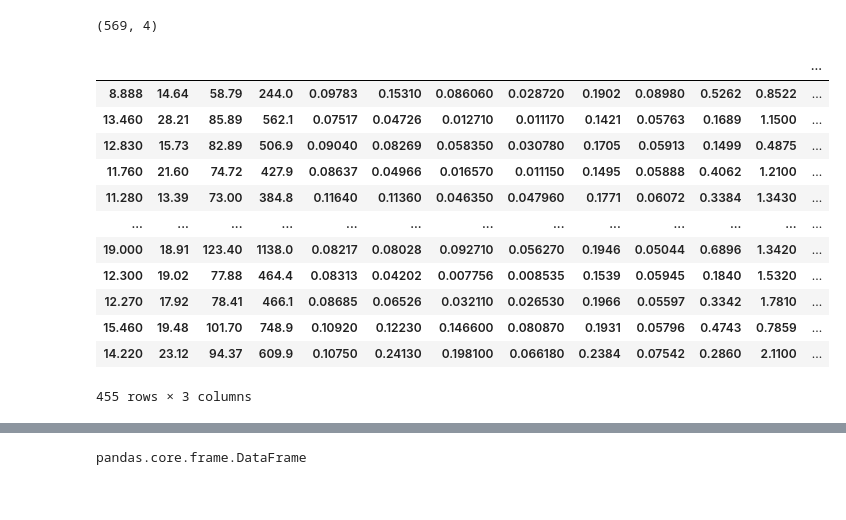
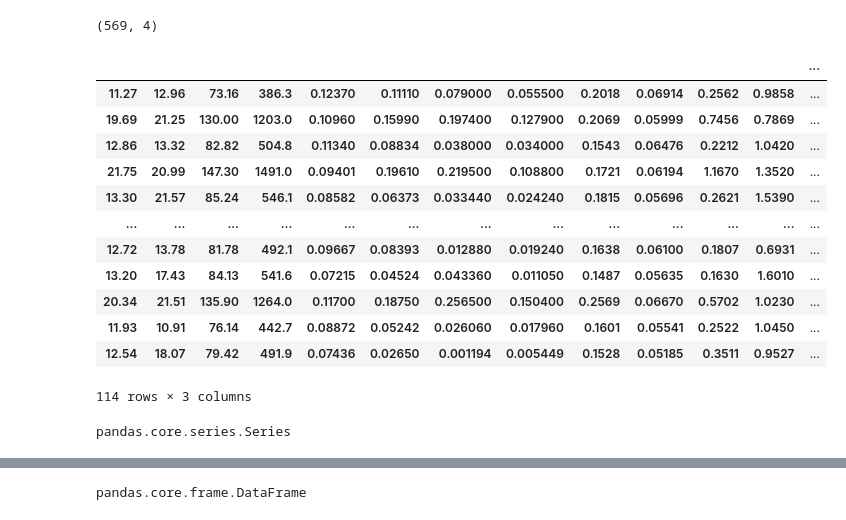
Before and after one commit to diligentliu/ensemble_selection, a Jupyter notebook: ensemble.ipynb, the cells around one changed output, grey strips where cells are left out. Saved outputs shown, nothing was run; the diff lists cells and outputs as text; code cells hidden in the pictures.

```diff
--- a/ensemble.ipynb
+++ b/ensemble.ipynb
@@ -37,22 +37,26 @@ y = df['benign']
 # %%
 # split data into train and test sets
 X_train, X_test, y_train, y_test = train_test_split(
     X, y, test_size=0.2, stratify=y)
-X_train
+X_test
 # %% [output]
 |  |  |  |  |  |  |  |  |  |  |  |  | ... |
-| 8.888 | 14.64 | 58.79 | 244.0 | 0.09783 | 0.15310 | 0.086060 | 0.028720 | 0.1902 | 0.08980 | 0.5262 | 0.8522 | ... |
-| 13.460 | 28.21 | 85.89 | 562.1 | 0.07517 | 0.04726 | 0.012710 | 0.011170 | 0.1421 | 0.05763 | 0.1689 | 1.1500 | ... |
-| 12.830 | 15.73 | 82.89 | 506.9 | 0.09040 | 0.08269 | 0.058350 | 0.030780 | 0.1705 | 0.05913 | 0.1499 | 0.4875 | ... |
-| 11.760 | 21.60 | 74.72 | 427.9 | 0.08637 | 0.04966 | 0.016570 | 0.011150 | 0.1495 | 0.05888 | 0.4062 | 1.2100 | ... |
-| 11.280 | 13.39 | 73.00 | 384.8 | 0.11640 | 0.11360 | 0.046350 | 0.047960 | 0.1771 | 0.06072 | 0.3384 | 1.3430 | ... |
+| 11.27 | 12.96 | 73.16 | 386.3 | 0.12370 | 0.11110 | 0.079000 | 0.055500 | 0.2018 | 0.06914 | 0.2562 | 0.9858 | ... |
+| 19.69 | 21.25 | 130.00 | 1203.0 | 0.10960 | 0.15990 | 0.197400 | 0.127900 | 0.2069 | 0.05999 | 0.7456 | 0.7869 | ... |
+| 12.86 | 13.32 | 82.82 | 504.8 | 0.11340 | 0.08834 | 0.038000 | 0.034000 | 0.1543 | 0.06476 | 0.2212 | 1.0420 | ... |
+| 21.75 | 20.99 | 147.30 | 1491.0 | 0.09401 | 0.19610 | 0.219500 | 0.108800 | 0.1721 | 0.06194 | 1.1670 | 1.3520 | ... |
+| 13.30 | 21.57 | 85.24 | 546.1 | 0.08582 | 0.06373 | 0.033440 | 0.024240 | 0.1815 | 0.05696 | 0.2621 | 1.5390 | ... |
 | ... | ... | ... | ... | ... | ... | ... | ... | ... | ... | ... | ... | ... |
-| 19.000 | 18.91 | 123.40 | 1138.0 | 0.08217 | 0.08028 | 0.092710 | 0.056270 | 0.1946 | 0.05044 | 0.6896 | 1.3420 | ... |
-| 12.300 | 19.02 | 77.88 | 464.4 | 0.08313 | 0.04202 | 0.007756 | 0.008535 | 0.1539 | 0.05945 | 0.1840 | 1.5320 | ... |
-| 12.270 | 17.92 | 78.41 | 466.1 | 0.08685 | 0.06526 | 0.032110 | 0.026530 | 0.1966 | 0.05597 | 0.3342 | 1.7810 | ... |
-| 15.460 | 19.48 | 101.70 | 748.9 | 0.10920 | 0.12230 | 0.146600 | 0.080870 | 0.1931 | 0.05796 | 0.4743 | 0.7859 | ... |
-| 14.220 | 23.12 | 94.37 | 609.9 | 0.10750 | 0.24130 | 0.198100 | 0.066180 | 0.2384 | 0.07542 | 0.2860 | 2.1100 | ... |
+| 12.72 | 13.78 | 81.78 | 492.1 | 0.09667 | 0.08393 | 0.012880 | 0.019240 | 0.1638 | 0.06100 | 0.1807 | 0.6931 | ... |
+| 13.20 | 17.43 | 84.13 | 541.6 | 0.07215 | 0.04524 | 0.043360 | 0.011050 | 0.1487 | 0.05635 | 0.1630 | 1.6010 | ... |
+| 20.34 | 21.51 | 135.90 | 1264.0 | 0.11700 | 0.18750 | 0.256500 | 0.150400 | 0.2569 | 0.06670 | 0.5702 | 1.0230 | ... |
+| 11.93 | 10.91 | 76.14 | 442.7 | 0.08872 | 0.05242 | 0.026060 | 0.017960 | 0.1601 | 0.05541 | 0.2522 | 1.0450 | ... |
+| 12.54 | 18.07 | 79.42 | 491.9 | 0.07436 | 0.02650 | 0.001194 | 0.005449 | 0.1528 | 0.05185 | 0.3511 | 0.9527 | ... |
-455 rows × 3 columns
+114 rows × 3 columns
+# %%
+type(y_test)
+# %% [output]
+pandas.core.series.Series
 # %%
 # 合并 X_train 和 y_train
 X_y_train = X_train.copy()
```
Also changed, not shown: parts of 20 cells of this notebook, 3 other files.
